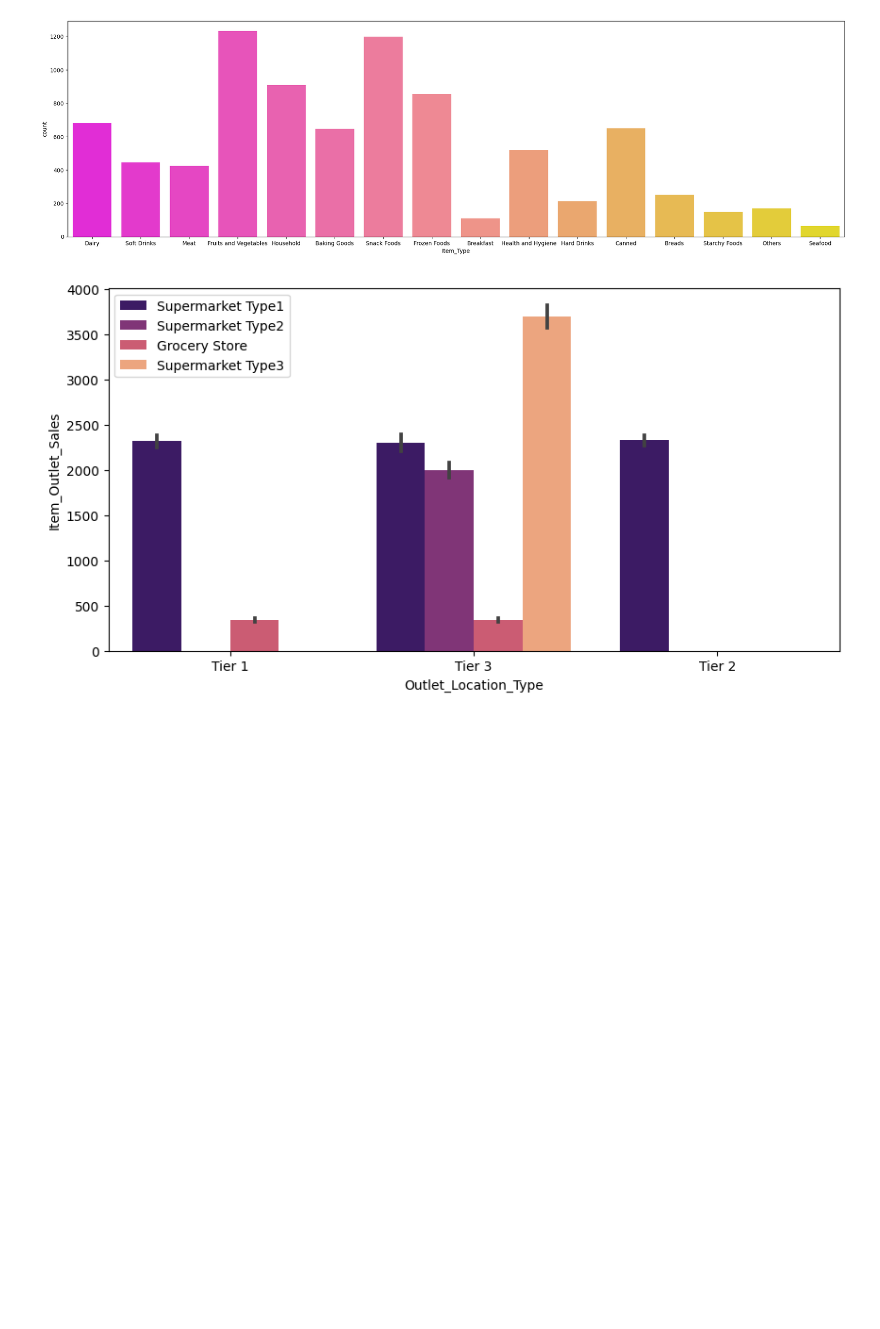
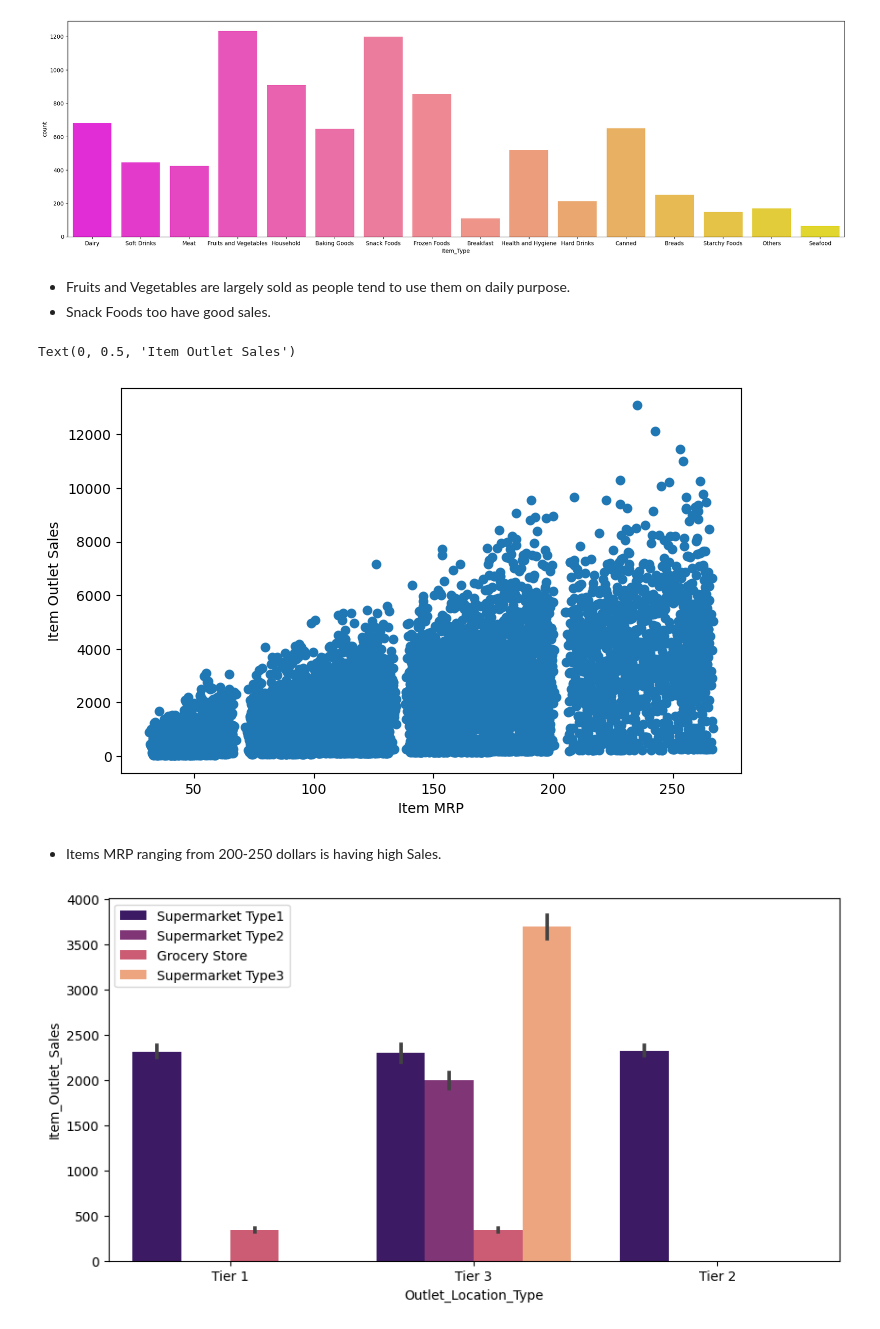
Before and after one commit to faeghe-kashani/Bigmart_sales_prediction, a Jupyter notebook: Bigmart_sales_prediction_dataset_Regression.ipynb, the cells around one changed output. Drawn from its saved outputs; the diff is of its cells as text; code cells hidden in the pictures; blank space fills up the shorter version.

```diff
--- a/Bigmart_sales_prediction_dataset_Regression.ipynb
+++ b/Bigmart_sales_prediction_dataset_Regression.ipynb
@@ -110,6 +120,24 @@ sns.countplot(x=data['Item_Type'],palette='spring')
 plt.show()
 # %% [output]
 [figure]
+# %% [markdown]
+
+
+
+*   Fruits and Vegetables are largely sold as people tend to use them on daily purpose.
+*   Snack Foods too have good sales.
+# %%
+plt.figure(figsize=(8,5))
+plt.scatter(y='Item_Outlet_Sales',x='Item_MRP',data=data)
+plt.xlabel('Item MRP')
+plt.ylabel('Item Outlet Sales')
+# %% [output]
+Text(0, 0.5, 'Item Outlet Sales')
+[figure, added]
+# %% [markdown]
+
+
+*   Items MRP ranging from 200-250 dollars is having high Sales.
 # %%
 plt.figure(figsize=(10,5))
 sns.barplot(x=data['Outlet_Location_Type'],y=data['Item_Outlet_Sales'],hue=data['Outlet_Type'],palette='magma')
```
Also changed, not shown: parts of 28 cells of this notebook.
